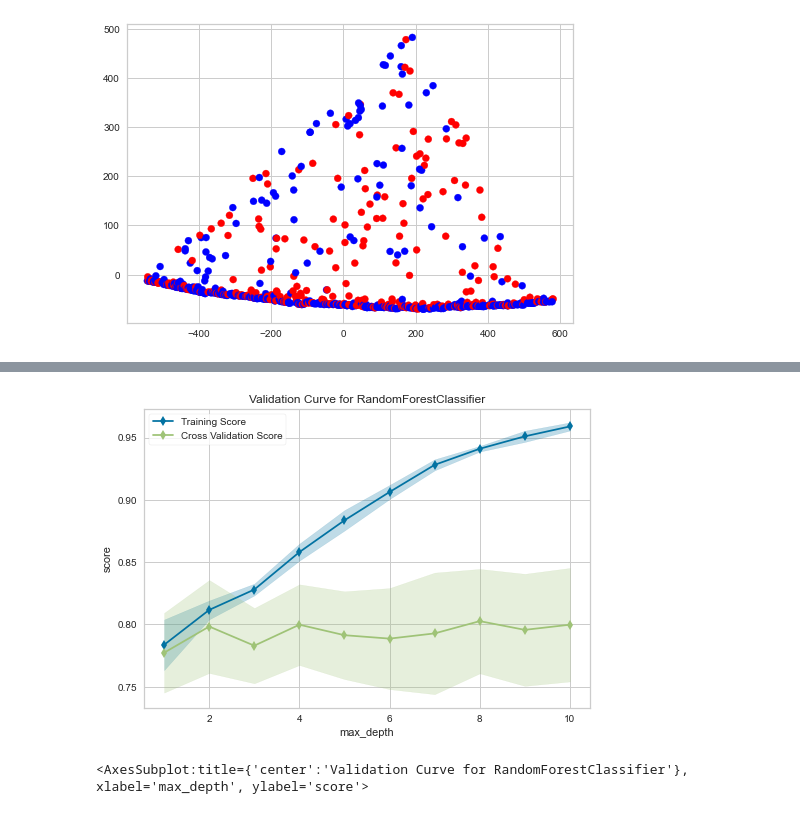
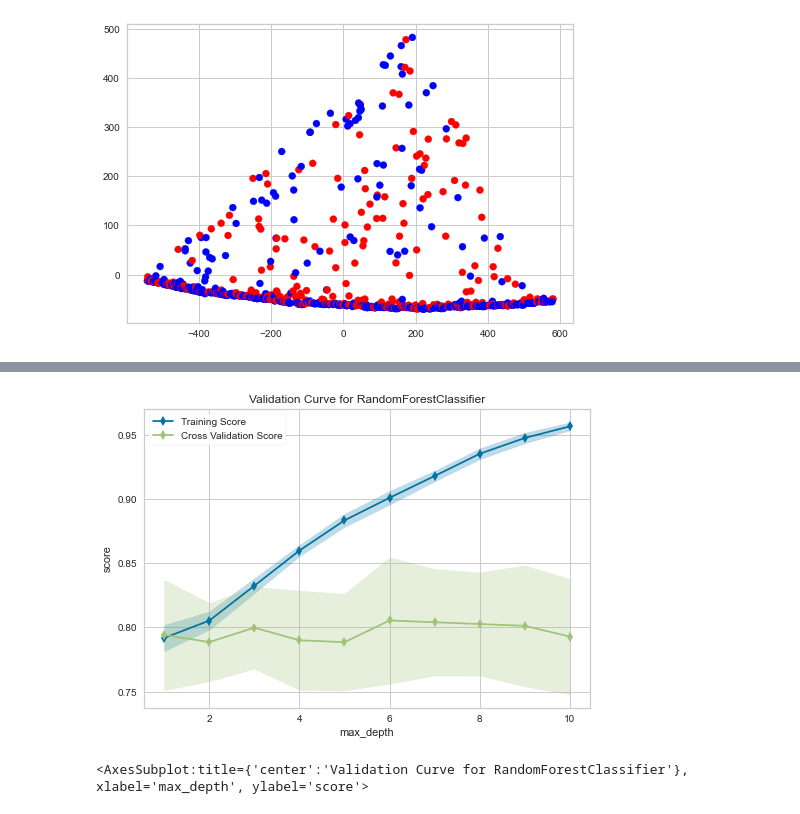
Before and after one commit to DavidDrumond/Python-portifolio, a Jupyter notebook: Titanic/Titanic.ipynb, the cells around one changed output, grey strips where cells are left out. Cells and saved outputs as stored; diff of their text form; code cells hidden in the pictures.

```diff
--- a/Titanic/Titanic.ipynb
+++ b/Titanic/Titanic.ipynb
@@ -76 +121,14 @@ plt.show()
+# %%
+rf = RandomForestClassifier(criterion='entropy', max_depth=9, min_samples_split=2)
+
+viz = ValidationCurve(
+    RandomForestClassifier(criterion='entropy'), param_name="max_depth",
+    param_range=np.arange(1, 11), cv=10, scoring="accuracy"
+)
+
+viz.fit(X, Y)
+viz.show()
+# %% [output]
+[figure, added]
+<AxesSubplot:title={'center':'Validation Curve for RandomForestClassifier'}, xlabel='max_depth', ylabel='score'>
 # %%
@@ -78,13 +135,0 @@ Xtrain, Xtest, Ytrain, Ytest = train_test_split(X, Y, train_size=0.33)
-# %%
-rf = RandomForestClassifier(criterion='entropy', max_depth=5, min_samples_split=2)
-
-viz = ValidationCurve(
-    RandomForestClassifier(criterion='gini'), param_name="max_depth",
-    param_range=np.arange(1, 11), cv=10, scoring="accuracy"
-)
-
-viz.fit(X, Y)
-viz.show()
-# %% [output]
-[figure, removed]
-<AxesSubplot:title={'center':'Validation Curve for RandomForestClassifier'}, xlabel='max_depth', ylabel='score'>
```
Also changed, not shown: parts of 12 cells of this notebook.
